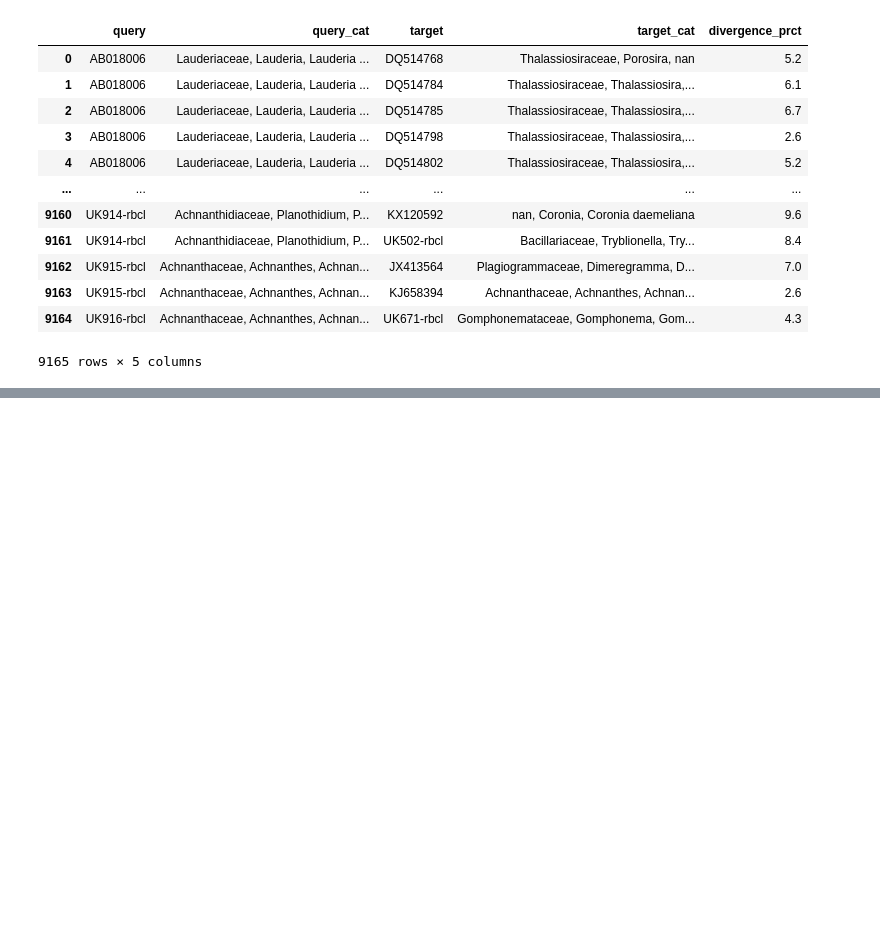
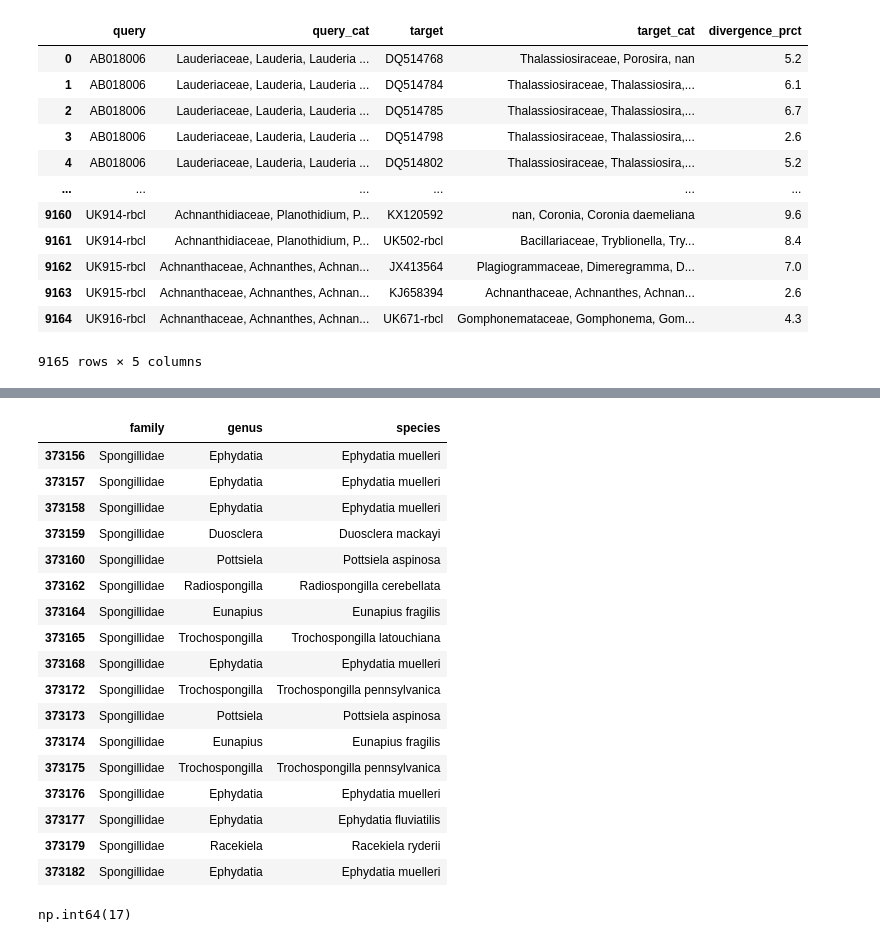
Before and after one commit to CIBIO-BU/mozaiko, a Jupyter notebook: draft.ipynb, the cells around one changed output, grey strips where cells are left out. Saved outputs shown, nothing was run; the diff lists cells and outputs as text; code cells hidden in the pictures; blank space fills up the shorter version.

```diff
--- a/draft.ipynb
+++ b/draft.ipynb
@@ -5577,3 +5577,10 @@ df2_comp
 | 9163 | UK915-rbcl | Achnanthaceae, Achnanthes, Achnan... | KJ658394 | Achnanthaceae, Achnanthes, Achnan... | 2.6 |
 | 9164 | UK916-rbcl | Achnanthaceae, Achnanthes, Achnan... | UK671-rbcl | Gomphonemataceae, Gomphonema, Gom... | 4.3 |
 9165 rows × 5 columns
+# %%
+fasta_path = "/home/camilababo/Documents/coding-projects/DNAquaIMG-tool/mozaiko/data/output_data/BMI-lastest-version-test-rounding-ranks-flat-refdb/all_complete_pbs/filtered/COI_BF2_BR2.fasta"
+
+from src.mozaiko.reference_database.sequence_import import *
+
+fasta_import = CustomFastaImport()
+fasta_import.read_fasta(fasta_path)
@@ -5579,0 +5601,8 @@ df2_comp
+# %%
+fasta_data = fasta_import.data
+
+fasta_data["taxa_info"] = fasta_data["taxa_info"].str.strip()
+# %%
+amp_taxa = fasta_data[['taxa_info']].copy()
+amp_taxa[['family', 'genus', 'species']] = amp_taxa['taxa_info'].str.split('|', expand=True).iloc[:, -3:]
+amp_taxa = amp_taxa.drop(columns=['taxa_info'])
@@ -5579,0 +5625,25 @@ df2_comp
+# %%
+amp_taxa[amp_taxa["family"] == "Spongillidae"]
+# %% [output]
+|  | family | genus | species |
+| 373156 | Spongillidae | Ephydatia | Ephydatia muelleri |
+| 373157 | Spongillidae | Ephydatia | Ephydatia muelleri |
+| 373158 | Spongillidae | Ephydatia | Ephydatia muelleri |
+| 373159 | Spongillidae | Duosclera | Duosclera mackayi |
+| 373160 | Spongillidae | Pottsiela | Pottsiela aspinosa |
+| 373162 | Spongillidae | Radiospongilla | Radiospongilla cerebellata |
+| 373164 | Spongillidae | Eunapius | Eunapius fragilis |
+| 373165 | Spongillidae | Trochospongilla | Trochospongilla latouchiana |
+| 373168 | Spongillidae | Ephydatia | Ephydatia muelleri |
+| 373172 | Spongillidae | Trochospongilla | Trochospongilla pennsylvanica |
+| 373173 | Spongillidae | Pottsiela | Pottsiela aspinosa |
+| 373174 | Spongillidae | Eunapius | Eunapius fragilis |
+| 373175 | Spongillidae | Trochospongilla | Trochospongilla pennsylvanica |
+| 373176 | Spongillidae | Ephydatia | Ephydatia muelleri |
+| 373177 | Spongillidae | Ephydatia | Ephydatia fluviatilis |
+| 373179 | Spongillidae | Racekiela | Racekiela ryderii |
+| 373182 | Spongillidae | Ephydatia | Ephydatia muelleri |
+# %%
+(amp_taxa["family"] == "Spongillidae").sum()
+# %% [output]
+np.int64(17)
```
Also changed, not shown: parts of 7 cells of this notebook, 4 other files.
